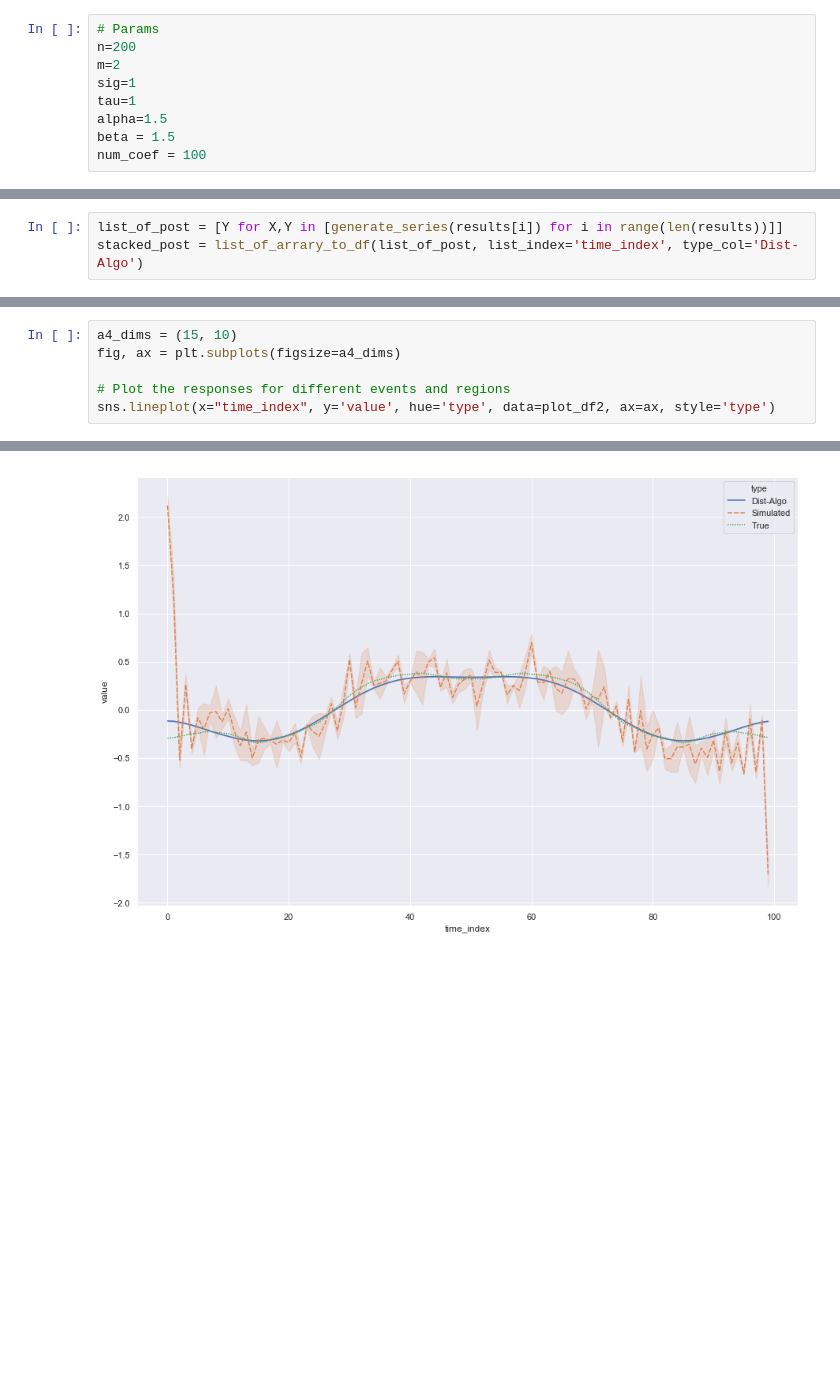
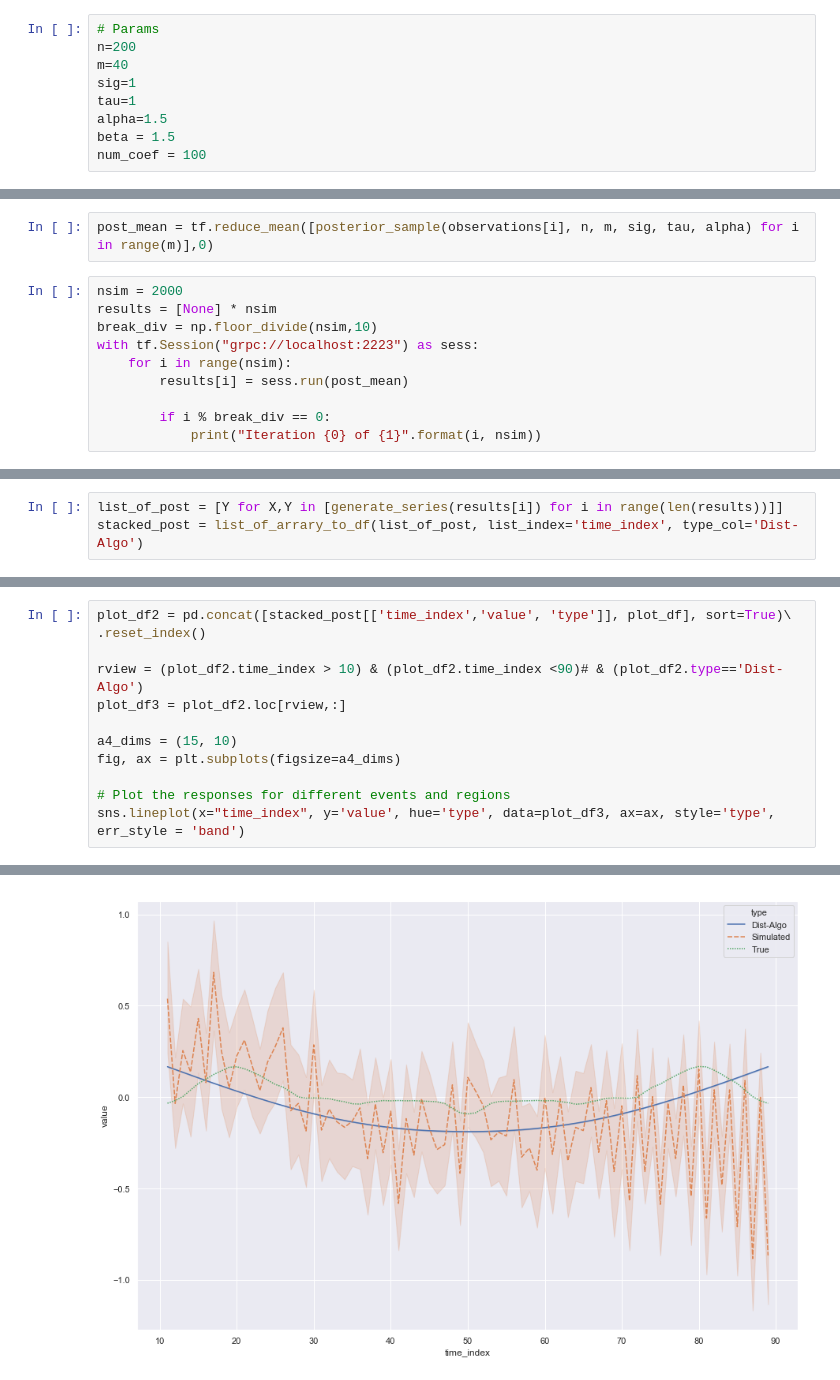
Before and after one commit to JTT94/distributed_posteriors, a Jupyter notebook: notebooks/Distributed Inference.ipynb, the cells around one changed output, grey strips where cells are left out. Saved outputs shown, nothing was run; the diff lists cells and outputs as text; blank space fills up the shorter version.

```diff
--- a/notebooks/Distributed Inference.ipynb
+++ b/notebooks/Distributed Inference.ipynb
@@ -23,7 +23,7 @@ from src.posterior_samplers import posterior_sample
 # %%
 # Params
 n=200
-m=2
+m=40
 sig=1
 tau=1
 alpha=1.5
@@ -93,0 +96,12 @@ sns.lineplot(x="time_index", y='value', hue='type', data=plot_df, ax=ax, style='
+# %%
+post_mean = tf.reduce_mean([posterior_sample(observations[i], n, m, sig, tau, alpha) for i in range(m)],0)
+# %%
+nsim = 2000
+results = [None] * nsim
+break_div = np.floor_divide(nsim,10)
+with tf.Session("grpc://localhost:2223") as sess:
+    for i in range(nsim):
+        results[i] = sess.run(post_mean)
+
+        if i % break_div == 0:
+            print("Iteration {0} of {1}".format(i, nsim))
@@ -150,9 +194,15 @@ plot_df2 = pd.concat([stacked_post[['time_index','value', 'type']], plot_df], so
 # %%
+plot_df2 = pd.concat([stacked_post[['time_index','value', 'type']], plot_df], sort=True)\
+.reset_index()
+
+rview = (plot_df2.time_index > 10) & (plot_df2.time_index <90)# & (plot_df2.type=='Dist-Algo')
+plot_df3 = plot_df2.loc[rview,:]
+
 a4_dims = (15, 10)
 fig, ax = plt.subplots(figsize=a4_dims)
 
 # Plot the responses for different events and regions
-sns.lineplot(x="time_index", y='value', hue='type', data=plot_df2, ax=ax, style='type')
+sns.lineplot(x="time_index", y='value', hue='type', data=plot_df3, ax=ax, style='type', err_style = 'band')
 # %% [output]
 <matplotlib.axes._subplots.AxesSubplot at 0x...>
-[figure, old version]
+[figure, new version]
```
Also changed, not shown: parts of 12 cells of this notebook.
